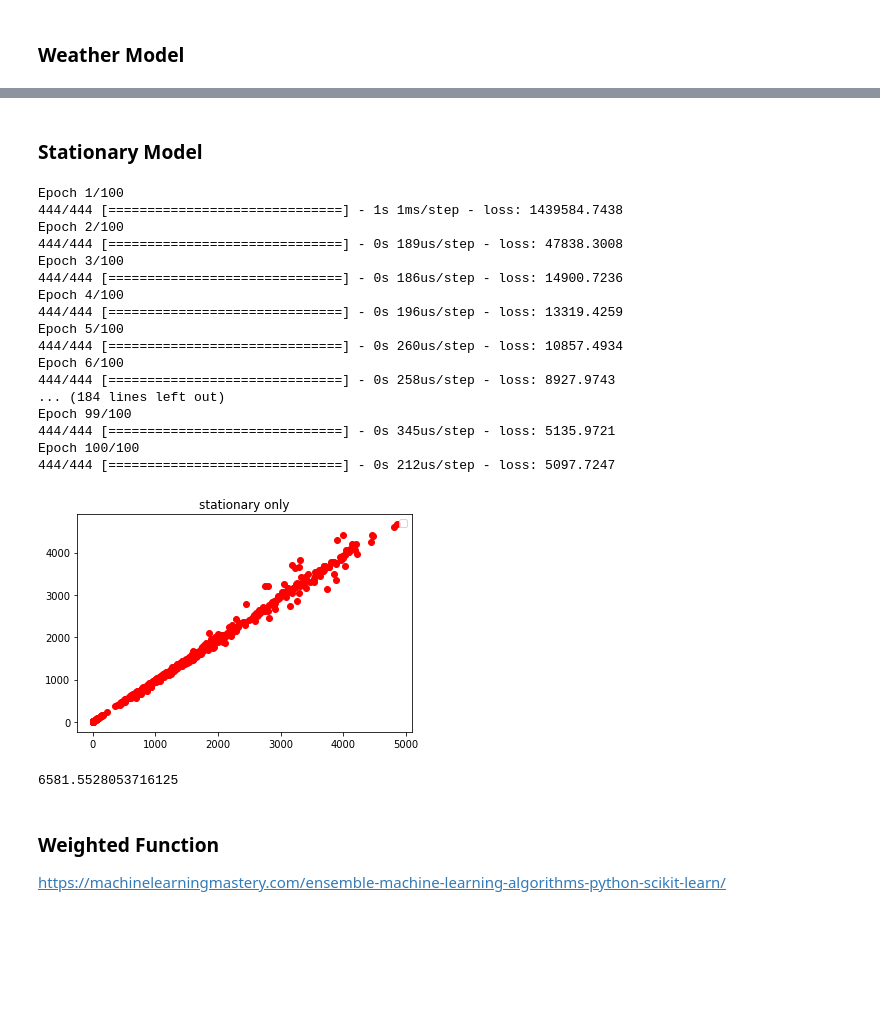
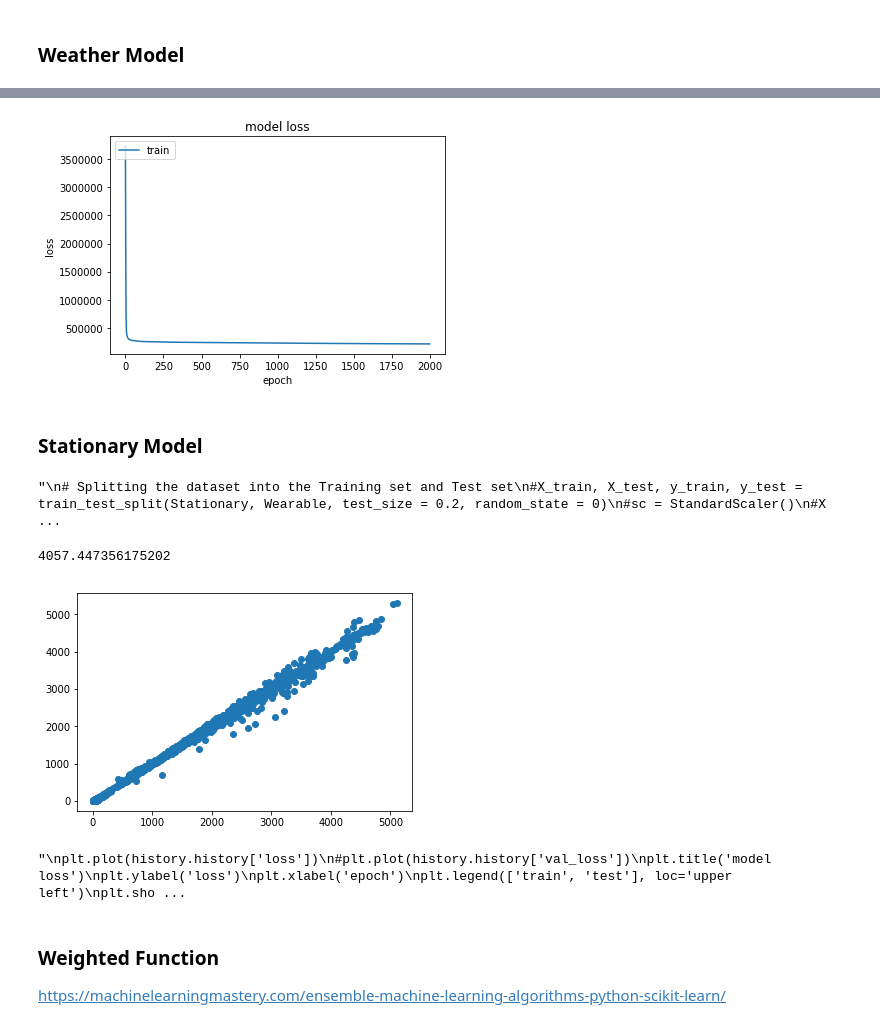
Before and after one commit to UCSD-SEELab/sdsc-weather-stream, a Jupyter notebook: Project_Pipeline.ipynb, the cells around one changed output, grey strips where cells are left out. Cells and saved outputs as stored; diff of their text form; code cells hidden in the pictures; blank space fills up the shorter version.

```diff
--- a/Project_Pipeline.ipynb
+++ b/Project_Pipeline.ipynb
@@ -109,60 +116,44 @@ X_train.shape
+# %%
+plt.plot(history.history['loss'])
+#plt.plot(history.history['val_loss'])
+plt.title('model loss')
+plt.ylabel('loss')
+plt.xlabel('epoch')
+plt.legend(['train', 'test'], loc='upper left')
+plt.show()
+# %% [output]
+[figure, added]
 # %% [markdown]
 ### Stationary Model
 # %%
-
+"""
 # Splitting the dataset into the Training set and Test set
-X_train, X_test, y_train, y_test = train_test_split(Stationary, Wearable, test_size = 0.2, random_state = 0)
+#X_train, X_test, y_train, y_test = train_test_split(Stationary, Wearable, test_size = 0.2, random_state = 0)
 #sc = StandardScaler()
 #X_train = sc.fit_transform(X_train)
 #X_test = sc.transform(X_test)
 
 # Initialising the ANN
-model = Sequential()
+model2 = Sequential()
 
 # Adding the input layer and the first hidden layer
-model.add(Dense(32, activation = 'relu', input_dim = 6))
+model2.add(Dense(32, activation = 'relu', input_dim = 6))
 
 # Adding the second hidden layer
-model.add(Dense(units = 32, activation = 'relu'))
+model2.add(Dense(units = 32, activation = 'relu'))
 
 # Adding the third hidden layer
-model.add(Dense(units = 32, activation = 'relu'))
+model2.add(Dense(units = 32, activation = 'relu'))
 
 # Adding the output layer
 
-model.add(Dense(units = 6))
+model2.add(Dense(units = 6))
 
+adam = keras.optimizers.Adam(lr=0.001, beta_1=0.9, beta_2=0.999, epsilon=None, decay=0.001, amsgrad=False)
 # Compiling the ANN
-model.compile(optimizer = 'adam', loss = 'mean_squared_error')
+model2.compile(optimizer = adam , loss = 'mean_squared_error')
 
 # Fitting the ANN to the Training set
-model.fit(X_train, y_train, batch_size = 10, epochs = 100)
-
-y_pred_stationary = model.predict(X_test)
-
-plt.scatter(y_test,y_pred_wearable, color = 'red')
-plt.title('stationary only')
-plt.legend()
-plt.show()
-mse2 = mean_squared_error(y_test, y_pred_stationary)
-print mse2
+history = model2.fit(X_train_stationary, y_train, batch_size = 10, epochs = 2000)"""
 # %% [output]
-Epoch 1/100
-444/444 [==============================] - 1s 1ms/step - loss: 1439584.7438
-Epoch 2/100
-444/444 [==============================] - 0s 189us/step - loss: 47838.3008
-Epoch 3/100
-444/444 [==============================] - 0s 186us/step - loss: 14900.7236
-Epoch 4/100
-444/444 [==============================] - 0s 196us/step - loss: 13319.4259
-Epoch 5/100
-444/444 [==============================] - 0s 260us/step - loss: 10857.4934
-Epoch 6/100
-444/444 [==============================] - 0s 258us/step - loss: 8927.9743
-... (184 lines left out)
-Epoch 99/100
-444/444 [==============================] - 0s 345us/step - loss: 5135.9721
-Epoch 100/100
-444/444 [==============================] - 0s 212us/step - loss: 5097.7247
+"\n# Splitting the dataset into the Training set and Test set\n#X_train, X_test, y_train, y_test = train_test_split(Stationary, Wearable, test_size = 0.2, random_state = 0)\n#sc = StandardScaler()\n#X ...
-[figure, removed]
-6581.5528053716125
@@ -169,3 +166,22 @@ Epoch 100/100
+# %%
+#y_train_test_stationary = model.predict(X_train_weather)
+plt.scatter(y_train_test_stationary,y_train)
+mse = mean_squared_error(y_train_test_stationary, y_train)
+print mse
+# %% [output]
+4057.447356175202
+[figure, added]
+# %%
+"""
+plt.plot(history.history['loss'])
+#plt.plot(history.history['val_loss'])
+plt.title('model loss')
+plt.ylabel('loss')
+plt.xlabel('epoch')
+plt.legend(['train', 'test'], loc='upper left')
+plt.show()"""
+# %% [output]
+"\nplt.plot(history.history['loss'])\n#plt.plot(history.history['val_loss'])\nplt.title('model loss')\nplt.ylabel('loss')\nplt.xlabel('epoch')\nplt.legend(['train', 'test'], loc='upper left')\nplt.sho ...
 # %% [markdown]
 ### Weighted Function
 https://machinelearningmastery.com/ensemble-machine-learning-algorithms-python-scikit-learn/
```
Also changed, not shown: parts of 26 cells of this notebook, 1 other file.
